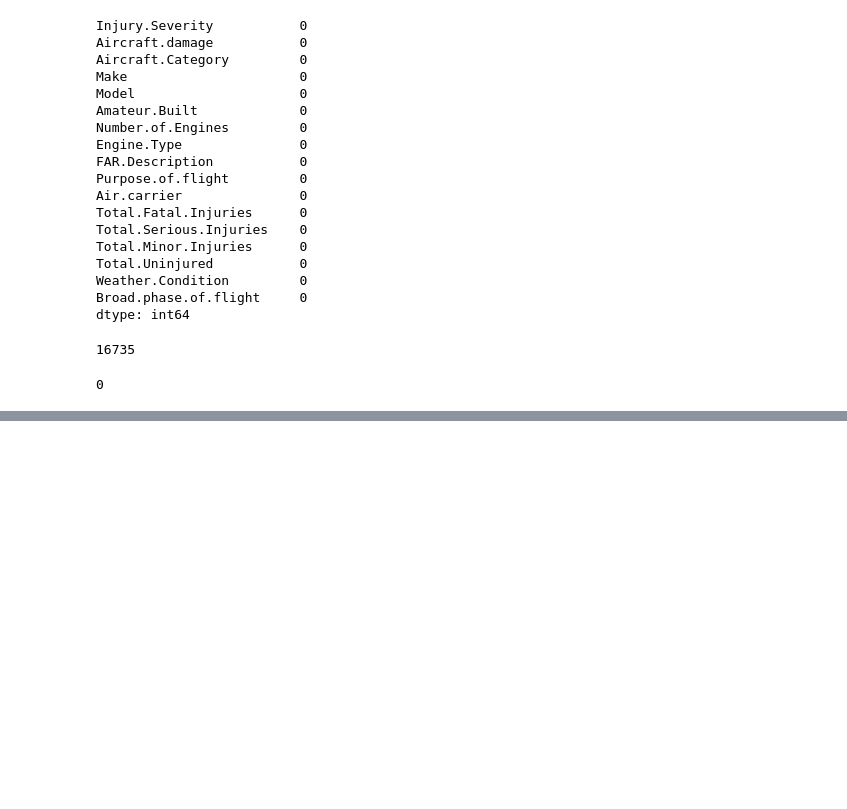
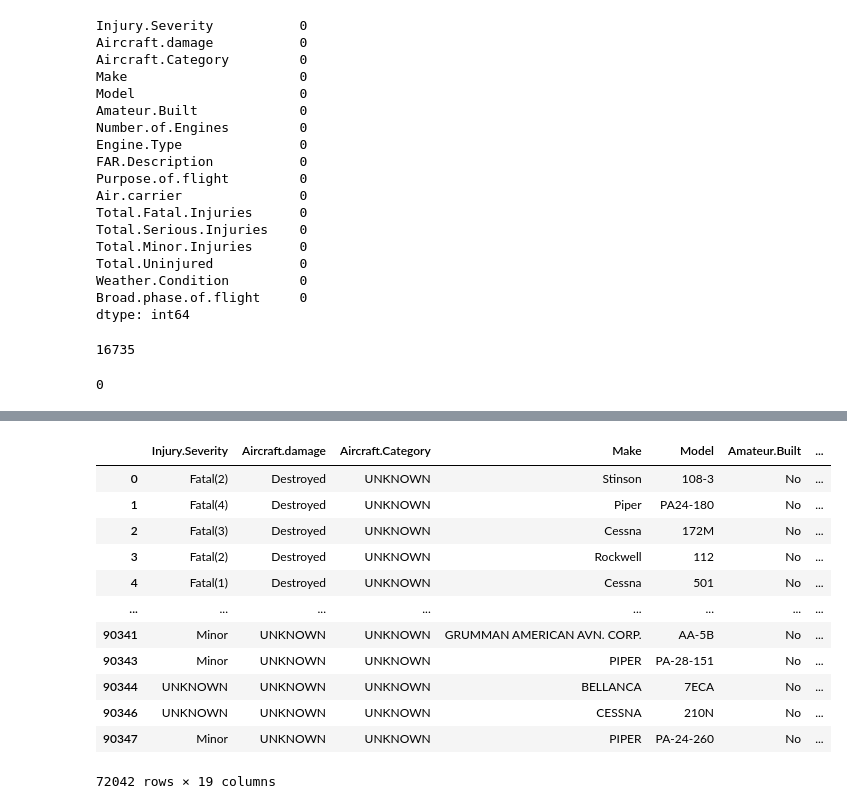
Before and after one commit to angelawachira-eng/Phase_1_-Aviation_Project, a Jupyter notebook: Assignments/Phase1/Phase_1_Project/student.ipynb, the cells around one changed output, grey strips where cells are left out. Drawn from its saved outputs; the diff is of its cells as text; code cells hidden in the pictures; blank space fills up the shorter version.

```diff
--- a/Assignments/Phase1/Phase_1_Project/student.ipynb
+++ b/Assignments/Phase1/Phase_1_Project/student.ipynb
@@ -405,0 +413,19 @@ new_df.duplicated().sum()
+# %%
+new_df['Survival_Rate'] = new_df['Total.Uninjured'] / new_df['Total_Occupants']
+new_df['Survival_Rate'] = new_df['Survival_Rate'].fillna(0)
+# %%
+new_df
+# %% [output]
+|  | Injury.Severity | Aircraft.damage | Aircraft.Category | Make | Model | Amateur.Built | ... |
+| 0 | Fatal(2) | Destroyed | UNKNOWN | Stinson | 108-3 | No | ... |
+| 1 | Fatal(4) | Destroyed | UNKNOWN | Piper | PA24-180 | No | ... |
+| 2 | Fatal(3) | Destroyed | UNKNOWN | Cessna | 172M | No | ... |
+| 3 | Fatal(2) | Destroyed | UNKNOWN | Rockwell | 112 | No | ... |
+| 4 | Fatal(1) | Destroyed | UNKNOWN | Cessna | 501 | No | ... |
+| ... | ... | ... | ... | ... | ... | ... | ... |
+| 90341 | Minor | UNKNOWN | UNKNOWN | GRUMMAN AMERICAN AVN. CORP. | AA-5B | No | ... |
+| 90343 | Minor | UNKNOWN | UNKNOWN | PIPER | PA-28-151 | No | ... |
+| 90344 | UNKNOWN | UNKNOWN | UNKNOWN | BELLANCA | 7ECA | No | ... |
+| 90346 | UNKNOWN | UNKNOWN | UNKNOWN | CESSNA | 210N | No | ... |
+| 90347 | Minor | UNKNOWN | UNKNOWN | PIPER | PA-24-260 | No | ... |
+72042 rows × 19 columns
```
Also changed, not shown: parts of 15 cells of this notebook.
